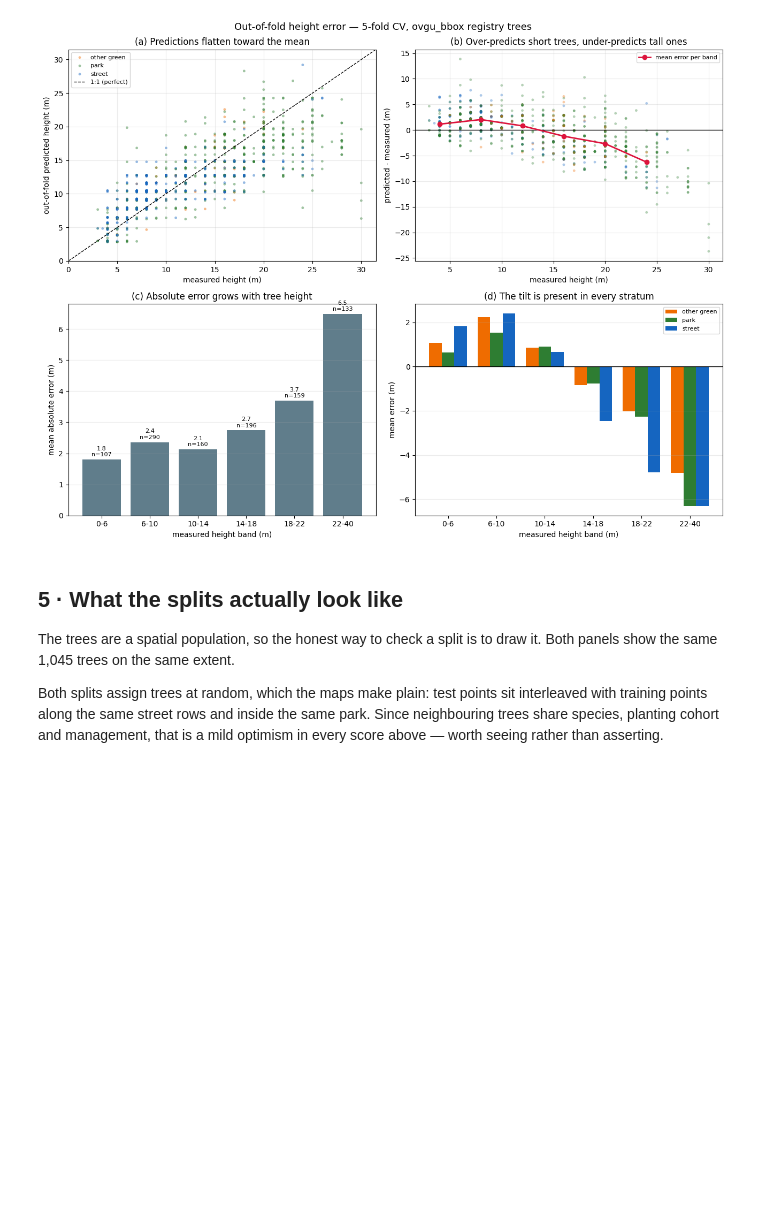
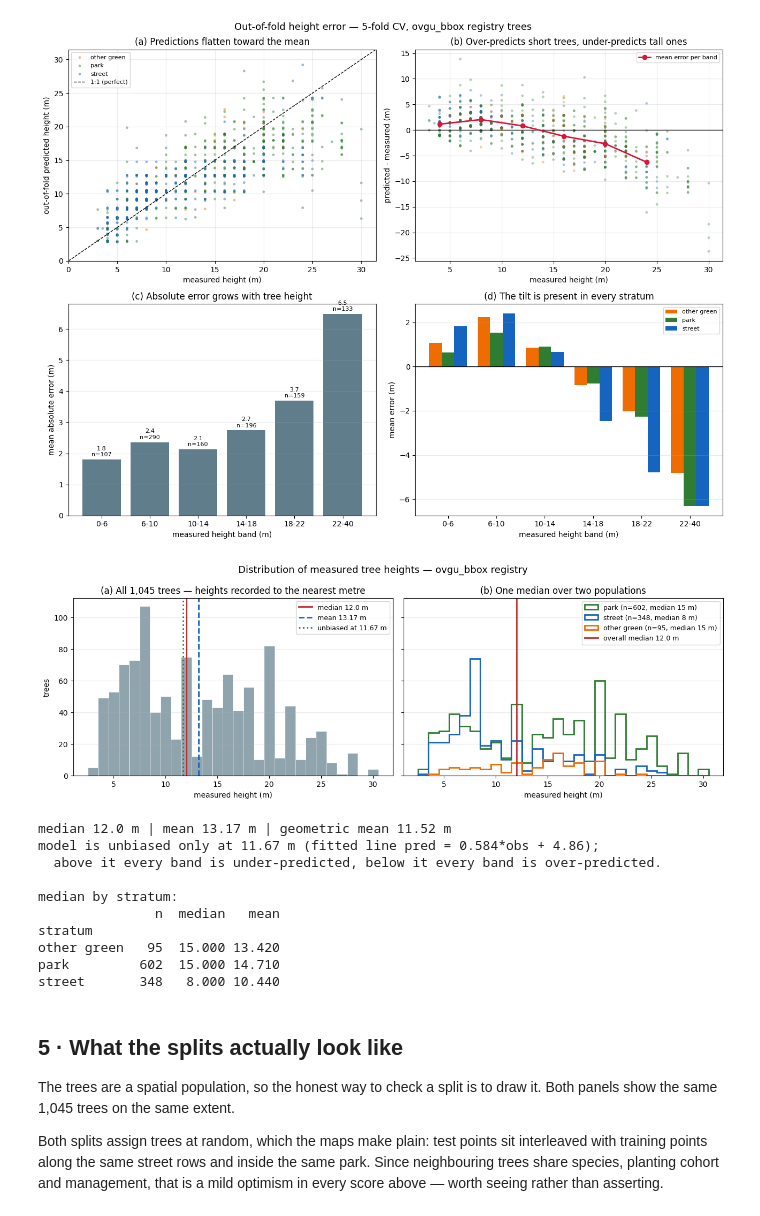
Before and after one commit to KumarJonnala/urban-tree-segmentation, a Jupyter notebook: test_notebooks/holdout_validation.ipynb, the cells around one changed output. Cells and saved outputs as stored; diff of their text form; code cells hidden in the pictures; blank space fills up the shorter version.

Commit message:
validation and terrian model tests - WIP

```diff
--- a/test_notebooks/holdout_validation.ipynb
+++ b/test_notebooks/holdout_validation.ipynb
@@ -308,6 +308,59 @@ fig.tight_layout()
 plt.show()
 # %% [output]
 [figure]
+# %%
+# Where the measured heights actually sit, and where the model happens to be unbiased.
+# A prediction shrunk toward the centre of the distribution crosses the 1:1 line exactly
+# once; solving pred = obs on the fitted line gives that crossover, and it is the only
+# height at which this model is unbiased by construction rather than by merit.
+slope, icept = np.polyfit(oof_df["Baumhoehe"], oof_df["pred_m"], 1)
+pivot = icept / (1 - slope)
+med, mean = oof_df["Baumhoehe"].median(), oof_df["Baumhoehe"].mean()
+
+fig, ax = plt.subplots(1, 2, figsize=(13, 4.6), sharey=True)
+bins = np.arange(oof_df["Baumhoehe"].min() - .5, oof_df["Baumhoehe"].max() + 1.5, 1)
+
+ax[0].hist(oof_df["Baumhoehe"], bins=bins, color="#90a4ae", edgecolor="white", linewidth=.5)
+for v, c, ls, lab in [(med, "#c62828", "-", f"median {med:.1f} m"),
+                      (mean, "#1565c0", "--", f"mean {mean:.2f} m"),
+                      (pivot, "#2e7d32", ":", f"unbiased at {pivot:.2f} m")]:
+    ax[0].axvline(v, color=c, ls=ls, lw=2, label=lab)
+ax[0].set(xlabel="measured height (m)", ylabel="trees",
+          title=f"(a) All {len(oof_df):,} trees — heights recorded to the nearest metre")
+ax[0].legend(fontsize=9)
+
+for k, c in [("park", "#2e7d32"), ("street", "#1565c0"), ("other green", "#ef6c00")]:
+    d = oof_df[oof_df["stratum"] == k]
+    ax[1].hist(d["Baumhoehe"], bins=bins, histtype="step", lw=2, color=c,
+               label=f"{k} (n={len(d)}, median {d['Baumhoehe'].median():.0f} m)")
+ax[1].axvline(med, color="#c62828", lw=2, label=f"overall median {med:.1f} m")
+ax[1].set(xlabel="measured height (m)",
+          title="(b) One median over two populations")
+ax[1].legend(fontsize=9)
+
+for a in ax:
+    a.grid(alpha=.25, axis="y")
+fig.suptitle("Distribution of measured tree heights — ovgu_bbox registry", fontsize=13)
+fig.tight_layout()
+plt.show()
+
+print(f"median {med:.1f} m | mean {mean:.2f} m | geometric mean {np.exp(np.log(oof_df['Baumhoehe']).mean()):.2f} m")
+print(f"model is unbiased only at {pivot:.2f} m (fitted line pred = {slope:.3f}*obs + {icept:.2f});")
+print("  above it every band is under-predicted, below it every band is over-predicted.")
+print("\nmedian by stratum:")
+print(oof_df.groupby("stratum")["Baumhoehe"].agg(n="size", median="median", mean="mean").round(2).to_string())
+# %% [output]
+[figure, added]
+median 12.0 m | mean 13.17 m | geometric mean 11.52 m
+model is unbiased only at 11.67 m (fitted line pred = 0.584*obs + 4.86);
+  above it every band is under-predicted, below it every band is over-predicted.
+
+median by stratum:
+               n  median   mean
+stratum
+other green   95  15.000 13.420
+park         602  15.000 14.710
+street       348   8.000 10.440
 # %% [markdown]
 ## 5 · What the splits actually look like
 
```
Also changed, not shown: parts of 23 cells of this notebook, 8 other files.
